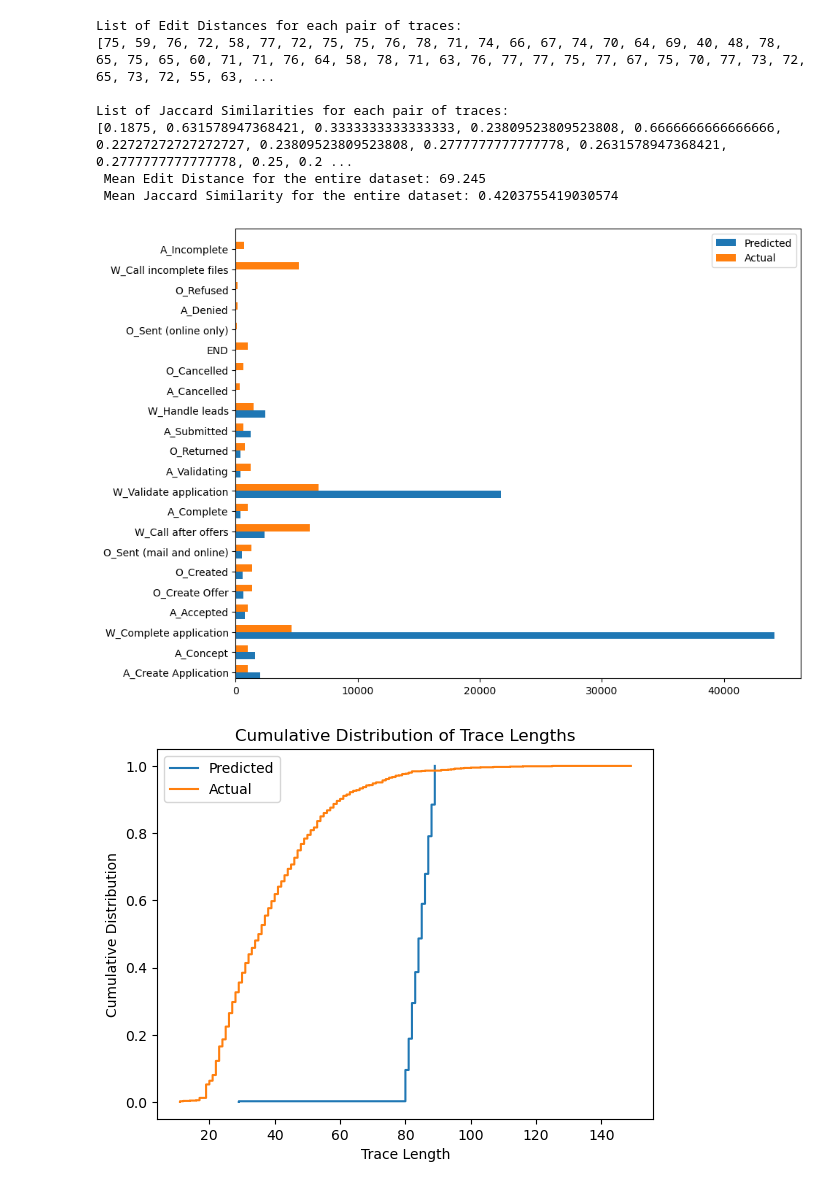
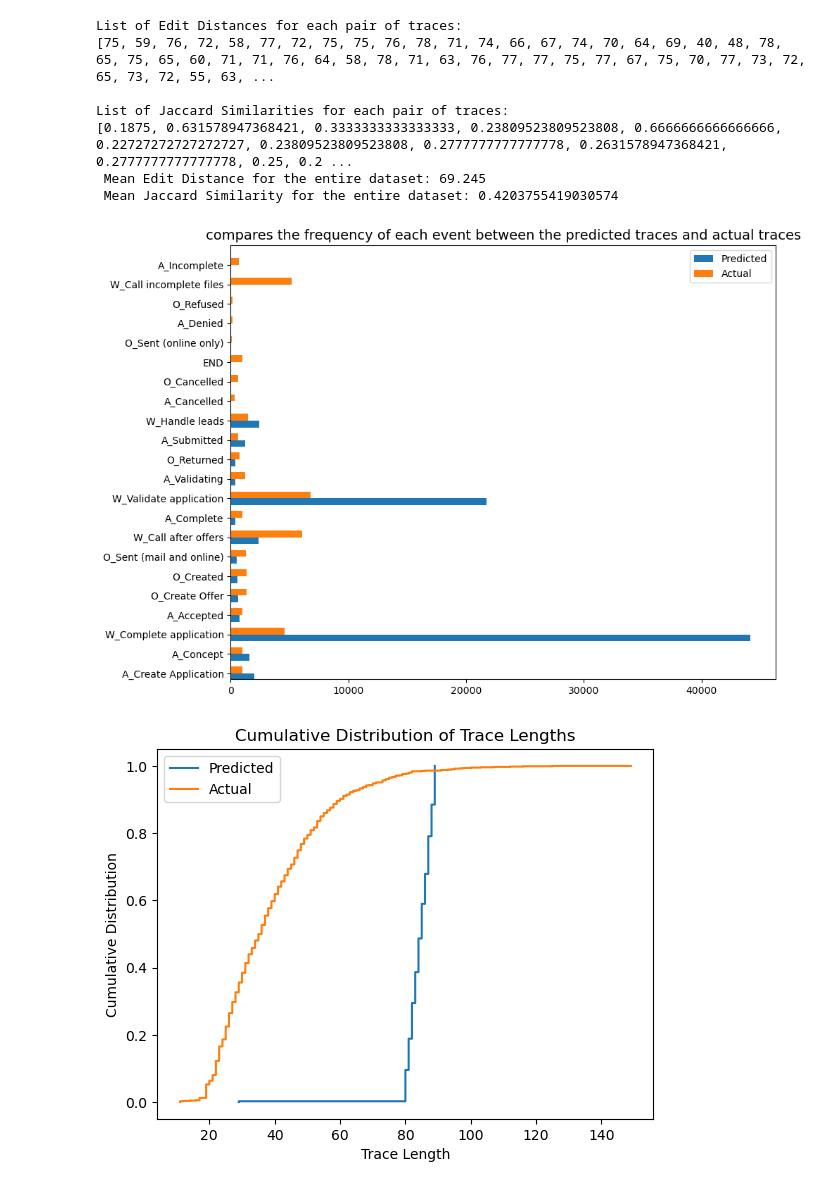
Before and after one commit to AlexRaudvee/Process_Mining_1, a Jupyter notebook: Sprint_3/vis_trace.ipynb, the cells around one changed output. Cells and saved outputs as stored; diff of their text form; code cells hidden in the pictures.

```diff
--- a/Sprint_3/vis_trace.ipynb
+++ b/Sprint_3/vis_trace.ipynb
@@ -125,7 +131,7 @@ from sklearn.preprocessing import MultiLabelBinarizer
 
 
 # Assuming the DataFrame is loaded from a CSV file:
-df = pd.read_csv('/Users/xuenichen/Desktop/Process_Mining_1-main/Sprint_3/matched_traces.csv',
+df = pd.read_csv('/Users/xuenichen/Desktop/Process_Mining_1-main/data/matched_traces.csv',
                  converters={'predicted_traces': literal_eval, 'trace': literal_eval})
 # %%
 # Define a function to extract events from the serialized lists
@@ -142,35 +148,37 @@ predicted_flattened = [
     event for sublist in df['predicted_events'] for event in sublist]
 actual_flattened = [event for sublist in df['actual_events']
                     for event in sublist]
 
 predicted_counts = Counter(predicted_flattened)
 actual_counts = Counter(actual_flattened)
 
 # Convert counters to dataframes
 predicted_df = pd.DataFrame(predicted_counts.items(), columns=[
                             'Event', 'Predicted Frequency'])
 actual_df = pd.DataFrame(actual_counts.items(), columns=[
                          'Event', 'Actual Frequency'])
 
 # Merge on Event
 merged_df = pd.merge(predicted_df, actual_df, on='Event')
 
 # Plot
 fig, ax = plt.subplots(figsize=(10, 8))
 width = 0.35  # bar width
 ind = np.arange(len(merged_df))  # the x locations for the groups
 
 ax.barh(ind - width/2,
         merged_df['Predicted Frequency'], width, label='Predicted')
 ax.barh(ind + width/2, merged_df['Actual Frequency'], width, label='Actual')
 
 ax.set(yticks=ind, yticklabels=merged_df['Event'], ylim=[
        2*width - 1, len(merged_df)])
 ax.legend()
+plt.title("compares the frequency of each event between the predicted traces and actual traces", fontsize=14)
+plt.show()
 
-plt.show()
+# Overforecast (predicted bars are longer than they actually are) and underforecast (predicted bars are shorter than they actually are)
 # %% [output]
-[figure, old version]
+[figure, new version]
 # %%
 def create_sankey_df(events_list):
     source, target, value = [], [], []
```
Also changed, not shown: parts of 4 cells of this notebook.
